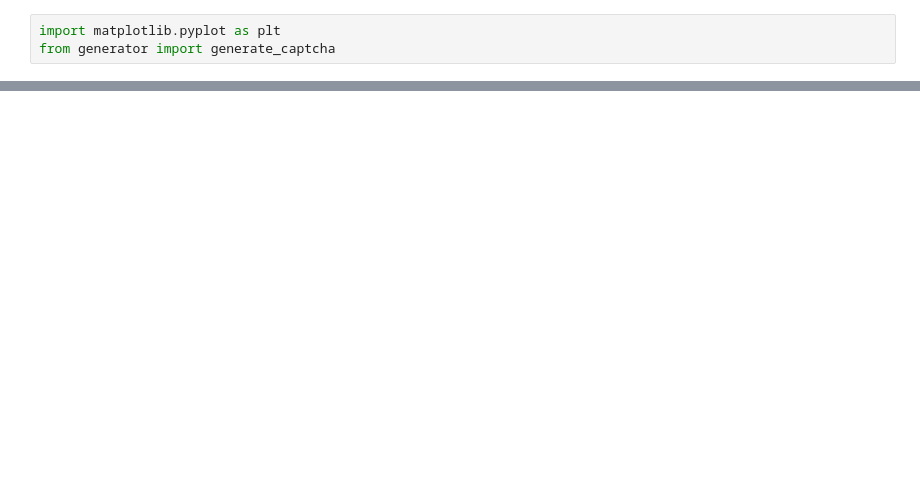
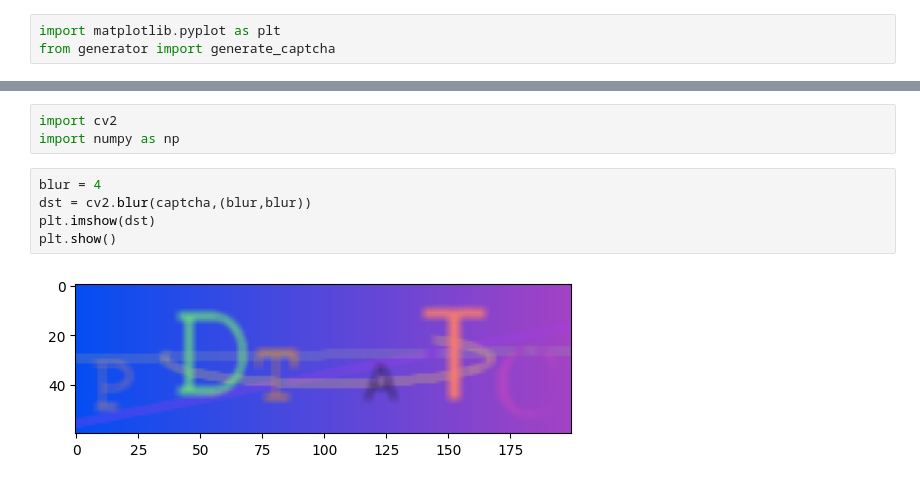
Before and after one commit to aruasouza/captcha-generator, a Jupyter notebook: demo.ipynb, the cells around one changed output, grey strips where cells are left out. Drawn from its saved outputs; the diff is of its cells as text; blank space fills up the shorter version.

Commit message:
blur

```diff
--- a/demo.ipynb
+++ b/demo.ipynb
@@ -9,0 +10,10 @@ plt.show()
+# %%
+import cv2
+import numpy as np
+# %%
+blur = 4
+dst = cv2.blur(captcha,(blur,blur))
+plt.imshow(dst)
+plt.show()
+# %% [output]
+[figure, added]
```
Also changed, not shown: parts of 1 cell of this notebook, 1 other file.
